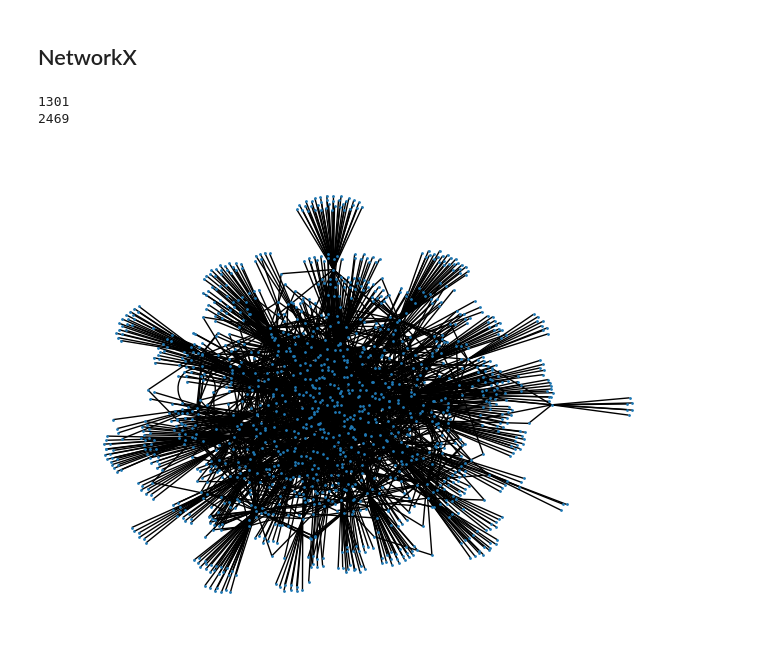
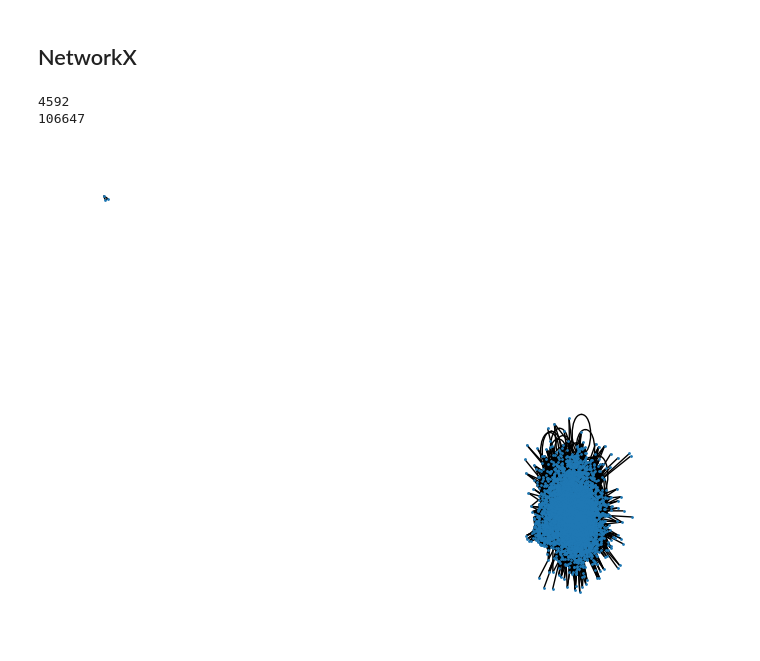
Before and after one commit to epfl-ada/ada-2022-project-souvladaki, a Jupyter notebook: project.ipynb, the cells around one changed output. Saved outputs shown, nothing was run; the diff lists cells and outputs as text; code cells hidden in the pictures.

```diff
--- a/project.ipynb
+++ b/project.ipynb
@@ -142,26 +224,26 @@ def save_graph(graph,file_name):
 def sort_dict_by_value(dict):
     return sorted(dict.items(), key=lambda x: x[1], reverse=True)
 # %%
-G=nx.Graph()
+G = nx.Graph()
 
-sampled_wiki_graph = wiki_graph.sample(100, replace=False)
+sampled_wiki_graph = wiki_graph#.sample(100, replace=False)
 
 for ind in sampled_wiki_graph.index:
     node_name = wiki_graph["article"][ind]
     node_links = wiki_graph["links"][ind]
     for l in node_links:
         G.add_edge(node_name, l)
 
 print(G.number_of_nodes())
 print(G.number_of_edges())
 
-nx.draw(G,with_labels=False,node_size=1)
+nx.draw(G, with_labels=False, node_size=1)
 plt.draw()
 plt.savefig("wikispeedia_graph.pdf")
 # %% [output]
-1301
-2469
+4592
+106647
-[figure, old version]
+[figure, new version]
 # %%
 # graph analytics
 pagerankDict = nx.pagerank(G, alpha=0.9)
```
Also changed, not shown: parts of 13 cells of this notebook, 1 other file.
